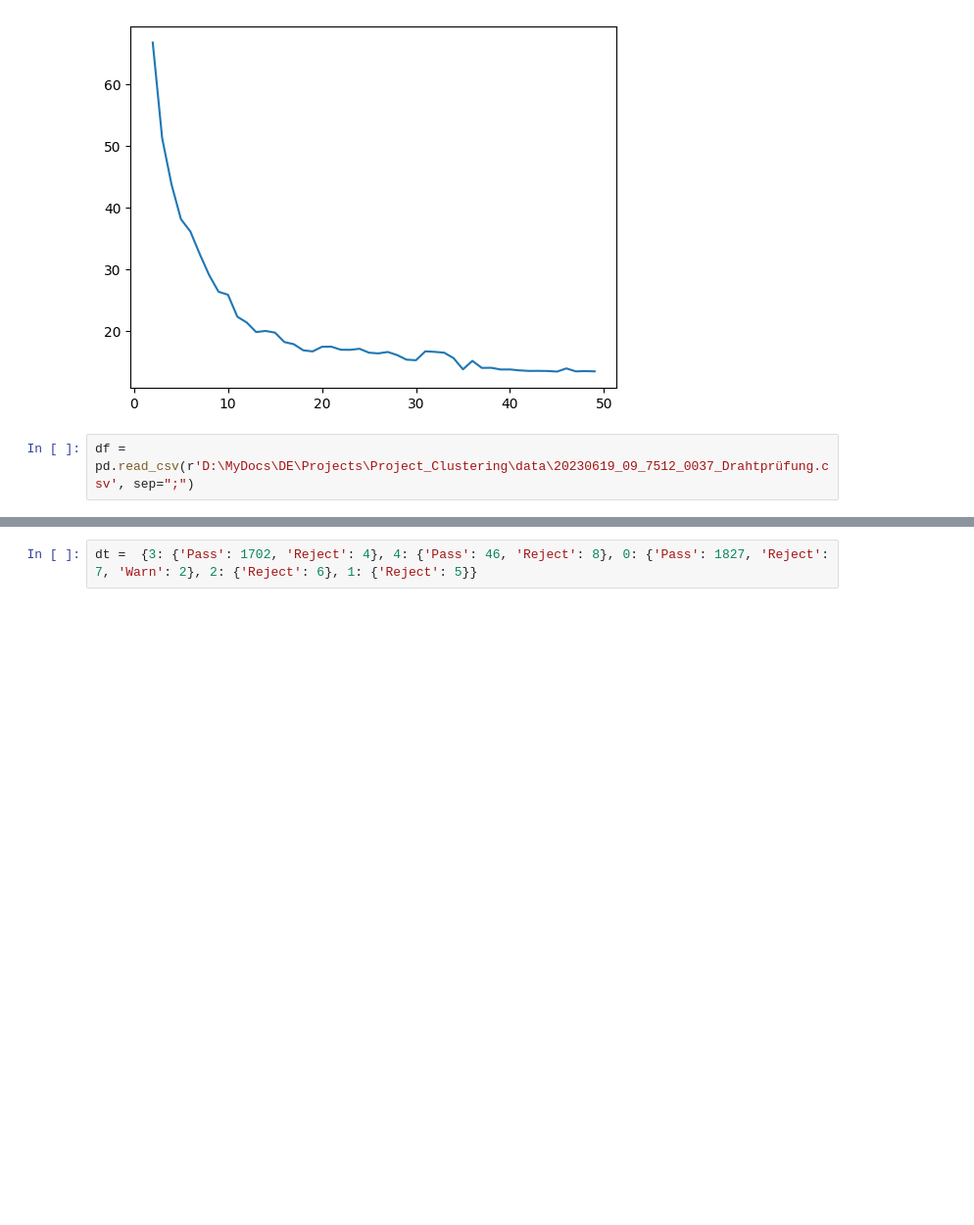
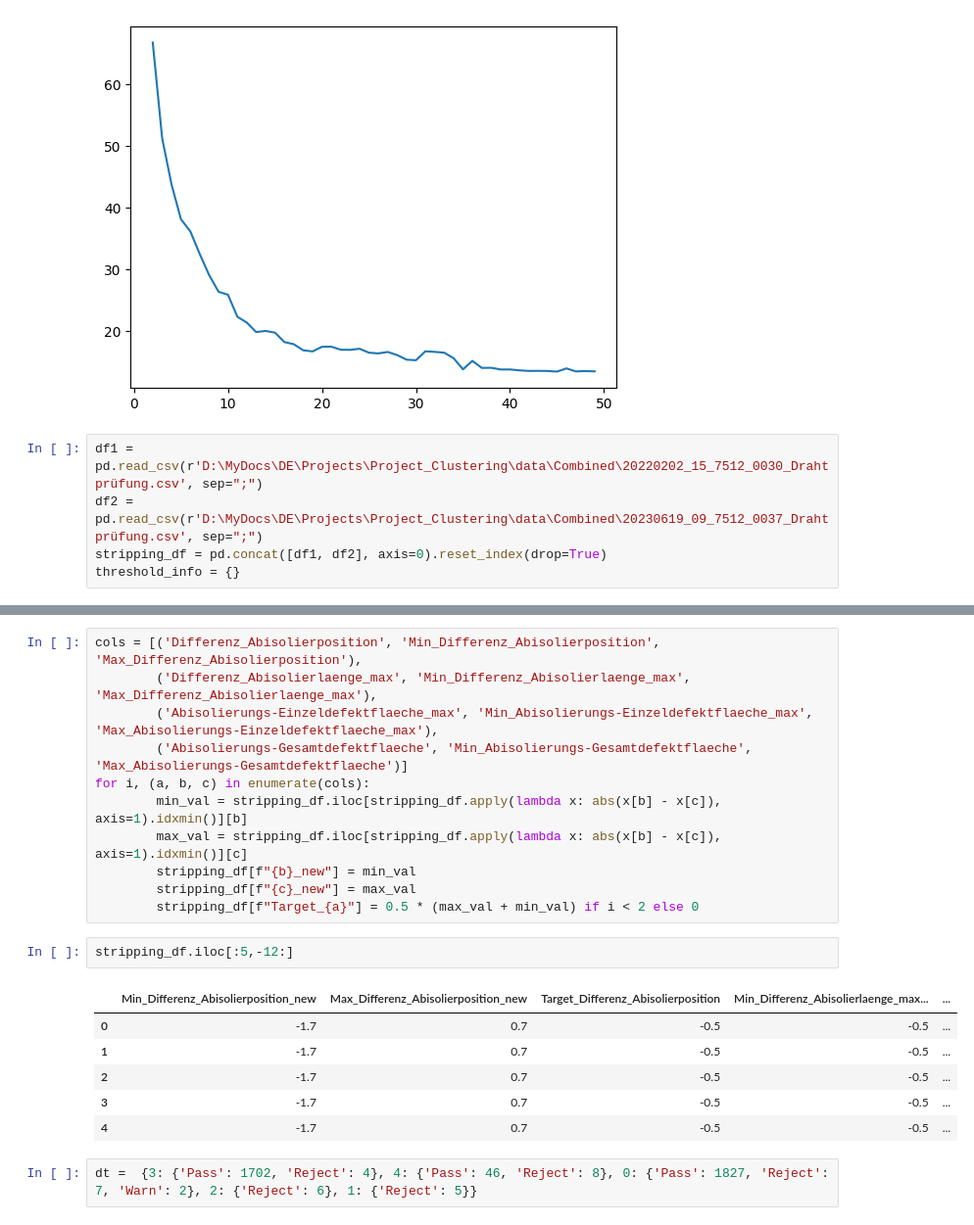
Before and after one commit to saran-rajendran/clustering-analysis, a Jupyter notebook: test.ipynb, the cells around one changed output, grey strips where cells are left out. Shown at 98% size. Saved outputs shown, nothing was run; the diff lists cells and outputs as text; blank space fills up the shorter version.

```diff
--- a/test.ipynb
+++ b/test.ipynb
@@ -98,4 +98,7 @@ plt.plot(wcss_med.keys(), wcss_med.values())
 [<matplotlib.lines.Line2D at 0x...>]
 [figure]
 # %%
-df = pd.read_csv(r'D:\MyDocs\DE\Projects\Project_Clustering\data\20230619_09_7512_0037_Drahtprüfung.csv', sep=";")
+df1 = pd.read_csv(r'D:\MyDocs\DE\Projects\Project_Clustering\data\Combined\20220202_15_7512_0030_Drahtprüfung.csv', sep=";")
+df2 = pd.read_csv(r'D:\MyDocs\DE\Projects\Project_Clustering\data\Combined\20230619_09_7512_0037_Drahtprüfung.csv', sep=";")
+stripping_df = pd.concat([df1, df2], axis=0).reset_index(drop=True)
+threshold_info = {}
@@ -110,3 +134,23 @@ True
+# %%
+cols = [('Differenz_Abisolierposition', 'Min_Differenz_Abisolierposition', 'Max_Differenz_Abisolierposition'),
+        ('Differenz_Abisolierlaenge_max', 'Min_Differenz_Abisolierlaenge_max', 'Max_Differenz_Abisolierlaenge_max'),
+        ('Abisolierungs-Einzeldefektflaeche_max', 'Min_Abisolierungs-Einzeldefektflaeche_max', 'Max_Abisolierungs-Einzeldefektflaeche_max'),
+        ('Abisolierungs-Gesamtdefektflaeche', 'Min_Abisolierungs-Gesamtdefektflaeche', 'Max_Abisolierungs-Gesamtdefektflaeche')]
+for i, (a, b, c) in enumerate(cols):
+        min_val = stripping_df.iloc[stripping_df.apply(lambda x: abs(x[b] - x[c]), axis=1).idxmin()][b]
+        max_val = stripping_df.iloc[stripping_df.apply(lambda x: abs(x[b] - x[c]), axis=1).idxmin()][c]
+        stripping_df[f"{b}_new"] = min_val
+        stripping_df[f"{c}_new"] = max_val
+        stripping_df[f"Target_{a}"] = 0.5 * (max_val + min_val) if i < 2 else 0
+# %%
+stripping_df.iloc[:5,-12:]
+# %% [output]
+|  | Min_Differenz_Abisolierposition_new | Max_Differenz_Abisolierposition_new | Target_Differenz_Abisolierposition | Min_Differenz_Abisolierlaenge_max... | ... |
+| 0 | -1.7 | 0.7 | -0.5 | -0.5 | ... |
+| 1 | -1.7 | 0.7 | -0.5 | -0.5 | ... |
+| 2 | -1.7 | 0.7 | -0.5 | -0.5 | ... |
+| 3 | -1.7 | 0.7 | -0.5 | -0.5 | ... |
+| 4 | -1.7 | 0.7 | -0.5 | -0.5 | ... |
 # %%
 dt =  {3: {'Pass': 1702, 'Reject': 4}, 4: {'Pass': 46, 'Reject': 8}, 0: {'Pass': 1827, 'Reject': 7, 'Warn': 2}, 2: {'Reject': 6}, 1: {'Reject': 5}}
 # %%
```
Also changed, not shown: parts of 4 cells of this notebook, 1 other file.
